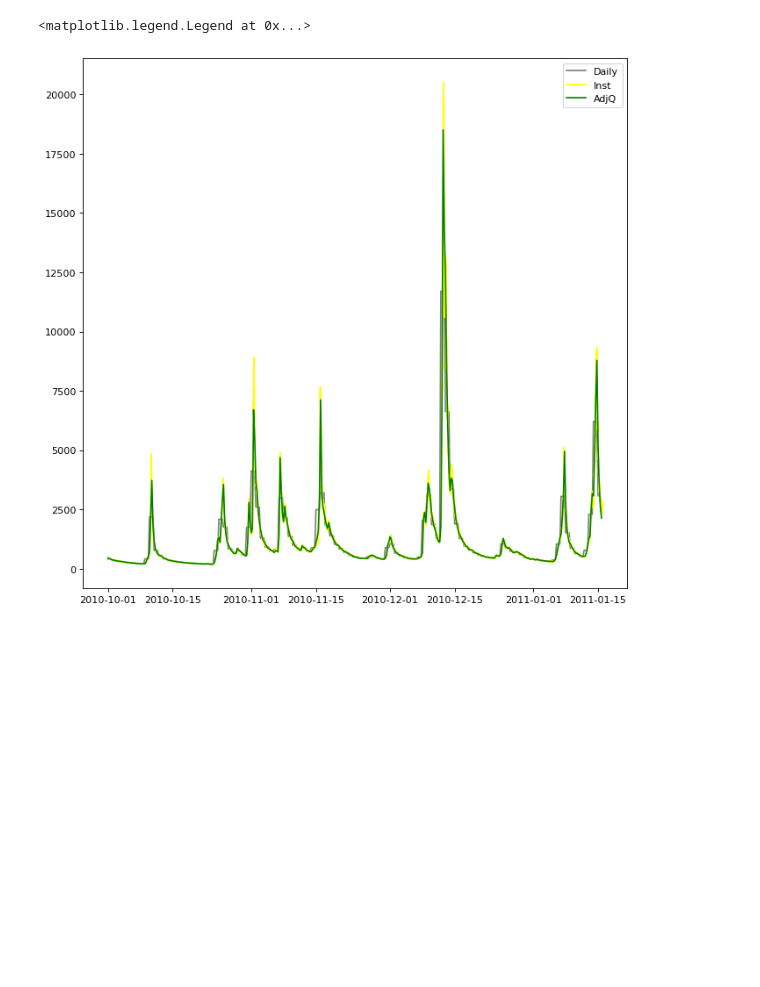
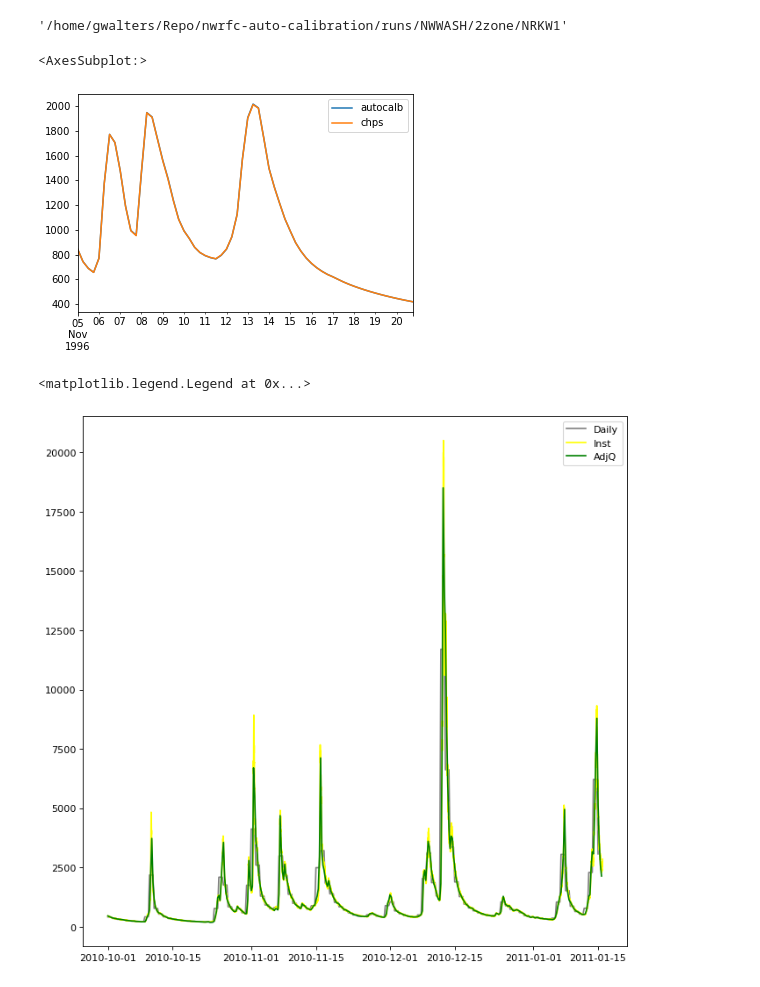
Before and after one commit to NOAA-NWRFC/nwsrfs-hydro-models, a Jupyter notebook: py-rfchydromodels/Notebooks/AdjustQ_to_HDF5.ipynb, the cells around one changed output. Drawn from its saved outputs; the diff is of its cells as text; code cells hidden in the pictures; blank space fills up the shorter version.

```diff
--- a/py-rfchydromodels/Notebooks/AdjustQ_to_HDF5.ipynb
+++ b/py-rfchydromodels/Notebooks/AdjustQ_to_HDF5.ipynb
@@ -101,6 +101,34 @@ def hdf5_check(path,zone=1):
             ts_dic[value]=pd.DataFrame(store[value][:])
     store.close()
     return(ts_dic)
+# %%
+run_dir
+# %% [output]
+'/home/gwalters/Repo/nwrfc-auto-calibration/runs/NWWASH/2zone/NRKW1'
+# %%
+lid='NFNW1'
+ac_run='results_por_02'
+
+ac_sim_folder=os.path.join(folder,'NWWASH','2zone')
+chps_sim_folder=os.path.join(os.getcwd(),'autocalb_sim_output')
+
+run_dir=os.path.join(ac_sim_folder,lid)
+forcing, pars, upflow, flow =nwsrfs_prep(run_dir,ac_run)
+sim = Model(forcing,pars,upflow,flow)
+ac_sim_run=sim.run_all()
+
+chps_xml=os.path.join(chps_sim_folder,lid+'_SQIN_HS_export.xml')
+pixml_file=read_pixml_timeseries(chps_xml)
+chps_sim_run=pixml_file.to_df(['units'])
+chps_sim_run=chps_sim_run.set_index('valid_datetime').value.astype('float').multiply(35.3147)
+chps_sim_run.index=pd.to_datetime(chps_sim_run.index) - pd.DateOffset(hours=6)
+
+compare=pd.concat([ac_sim_run.rename('autocalb'),chps_sim_run.rename('chps')],axis=1)
+compare=compare.loc[~compare.isna().any(axis=1)]
+compare.loc['11/5/1996':'11/20/1996'].plot()
+# %% [output]
+<AxesSubplot:>
+[figure, added]
 # %%
 ac_sim_folder=os.path.join(folder,'NWWASH','2zone')
 chps_sim_folder=os.path.join(os.getcwd(),'autocalb_sim_output')
```
Also changed, not shown: parts of 1 cell of this notebook, 3 other files.
